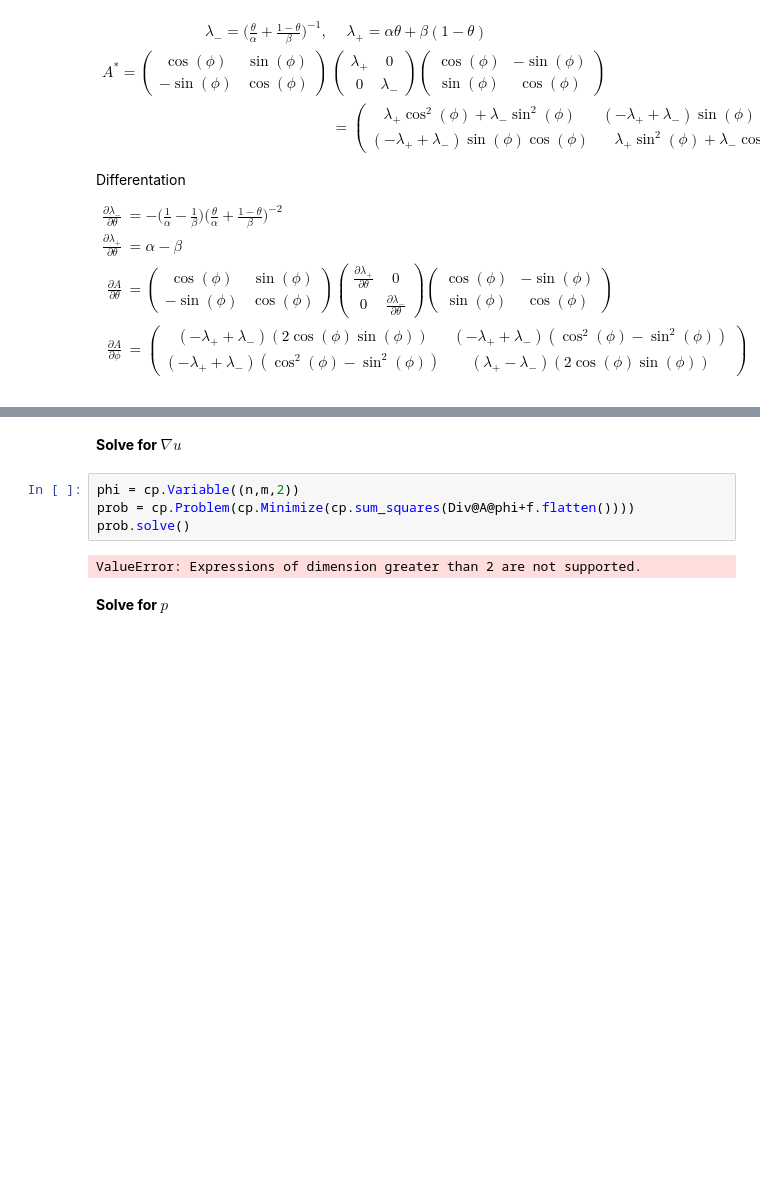
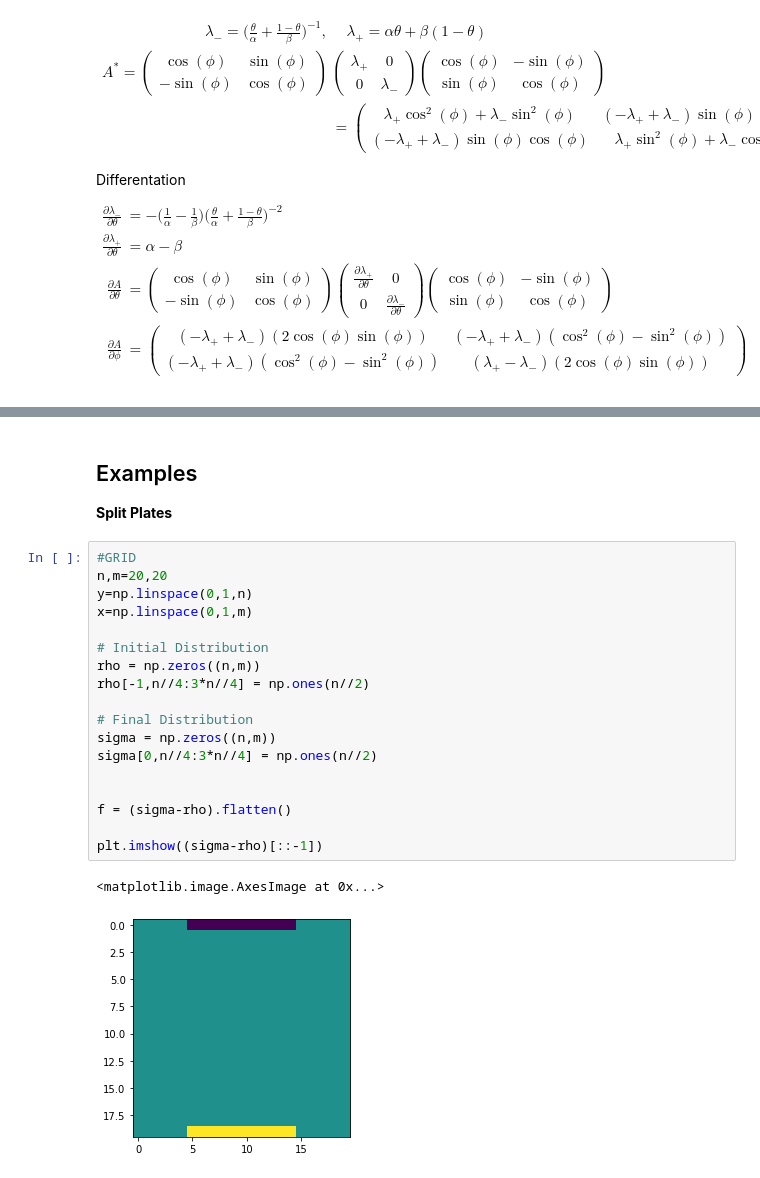
Before and after one commit to JustinBakerMath/homogenize, a Jupyter notebook: doc/Homogenization.ipynb, the cells around one changed output, grey strips where cells are left out. Drawn from its saved outputs; the diff is of its cells as text; blank space fills up the shorter version.

```diff
--- a/doc/Homogenization.ipynb
+++ b/doc/Homogenization.ipynb
@@ -169,10 +73,25 @@ plt.imshow(f.reshape((n,m)))
-# %% [markdown]
-**Solve for $\nabla u$**
-# %%
-phi = cp.Variable((n,m,2))
-prob = cp.Problem(cp.Minimize(cp.sum_squares(Div@A@phi+f.flatten())))
-prob.solve()
-# %% [output]
-ValueError: Expressions of dimension greater than 2 are not supported.
-# %% [markdown]
-**Solve for $p$**
+# %% [markdown]
+## Examples
+
+**Split Plates**
+# %%
+#GRID
+n,m=20,20
+y=np.linspace(0,1,n)
+x=np.linspace(0,1,m)
+
+# Initial Distribution
+rho = np.zeros((n,m))
+rho[-1,n//4:3*n//4] = np.ones(n//2)
+
+# Final Distribution
+sigma = np.zeros((n,m))
+sigma[0,n//4:3*n//4] = np.ones(n//2)
+
+
+f = (sigma-rho).flatten()
+
+plt.imshow((sigma-rho)[::-1])
+# %% [output]
+<matplotlib.image.AxesImage at 0x...>
+[figure, added]
```
Also changed, not shown: parts of 22 cells of this notebook, 13 other files.
